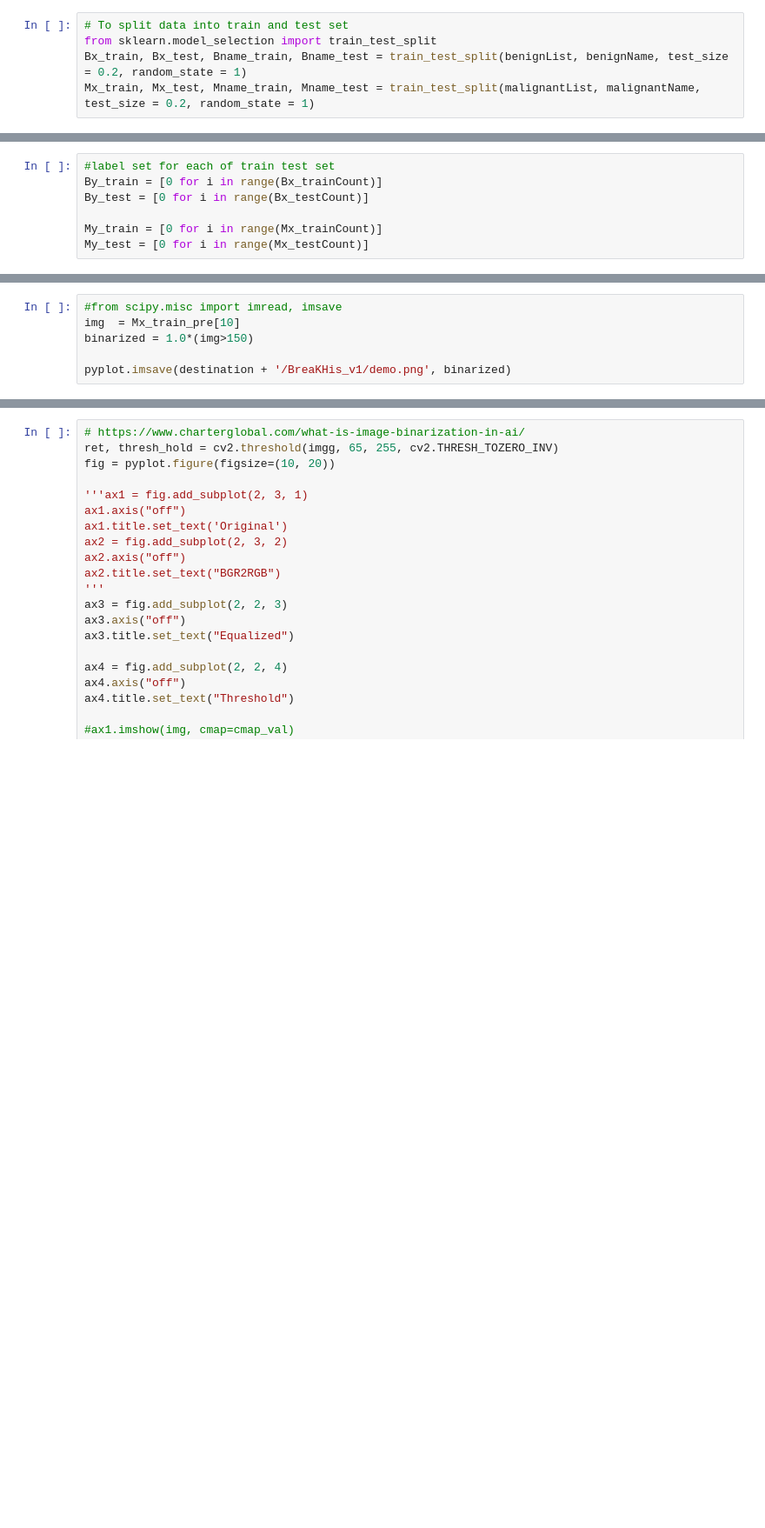
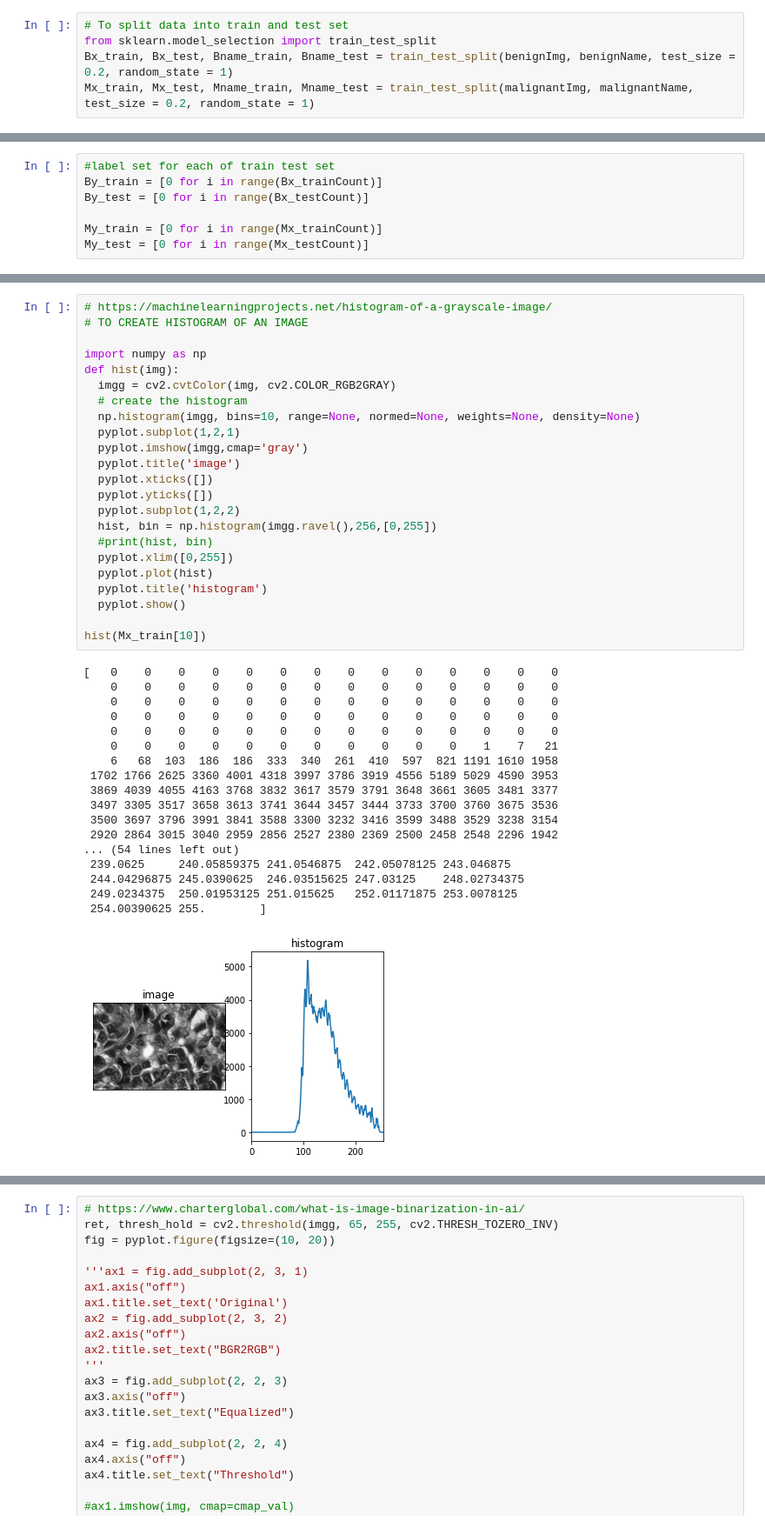
Before and after one commit to Nadeem-Anwar/Nadeem-Anwar, a Jupyter notebook: Cancer.ipynb, the cells around one changed output, grey strips where cells are left out. Shown at 87% size. Saved outputs shown, nothing was run; the diff lists cells and outputs as text; blank space fills up the shorter version.

```diff
--- a/Cancer.ipynb
+++ b/Cancer.ipynb
@@ -111,8 +103,8 @@ malignant = 1240
 # %%
 # To split data into train and test set
 from sklearn.model_selection import train_test_split
-Bx_train, Bx_test, Bname_train, Bname_test = train_test_split(benignList, benignName, test_size = 0.2, random_state = 1)
-Mx_train, Mx_test, Mname_train, Mname_test = train_test_split(malignantList, malignantName, test_size = 0.2, random_state = 1)
+Bx_train, Bx_test, Bname_train, Bname_test = train_test_split(benignImg, benignName, test_size = 0.2, random_state = 1)
+Mx_train, Mx_test, Mname_train, Mname_test = train_test_split(malignantImg, malignantName, test_size = 0.2, random_state = 1)
 # %%
 # Folders for train test splitted data
 try:
@@ -183,9 +179,3 @@ hist_equalise(Bx_train, Bx_trainCount, Bx_train_pre)
 hist_equalise(Bx_test,  Bx_testCount,  Bx_test_pre)
 hist_equalise(Mx_train, Mx_trainCount, Mx_train_pre)
 hist_equalise(Mx_test,  Mx_testCount,  Mx_test_pre)
-# %%
-#from scipy.misc import imread, imsave
-img  = Mx_train_pre[10]
-binarized = 1.0*(img>150)
-
-pyplot.imsave(destination + '/BreaKHis_v1/demo.png', binarized)
@@ -191,0 +274,42 @@ pyplot.imsave(destination + '/BreaKHis_v1/demo.png', binarized)
+# %%
+# https://machinelearningprojects.net/histogram-of-a-grayscale-image/
+# TO CREATE HISTOGRAM OF AN IMAGE
+
+import numpy as np
+def hist(img):
+  imgg = cv2.cvtColor(img, cv2.COLOR_RGB2GRAY)
+  # create the histogram
+  np.histogram(imgg, bins=10, range=None, normed=None, weights=None, density=None)
+  pyplot.subplot(1,2,1)
+  pyplot.imshow(imgg,cmap='gray')
+  pyplot.title('image')
+  pyplot.xticks([])
+  pyplot.yticks([])
+  pyplot.subplot(1,2,2)
+  hist, bin = np.histogram(imgg.ravel(),256,[0,255])
+  #print(hist, bin)
+  pyplot.xlim([0,255])
+  pyplot.plot(hist)
+  pyplot.title('histogram')
+  pyplot.show()
+
+hist(Mx_train[10])
+# %% [output]
+[   0    0    0    0    0    0    0    0    0    0    0    0    0    0
+    0    0    0    0    0    0    0    0    0    0    0    0    0    0
+    0    0    0    0    0    0    0    0    0    0    0    0    0    0
+    0    0    0    0    0    0    0    0    0    0    0    0    0    0
+    0    0    0    0    0    0    0    0    0    0    0    0    0    0
+    0    0    0    0    0    0    0    0    0    0    0    1    7   21
+    6   68  103  186  186  333  340  261  410  597  821 1191 1610 1958
+ 1702 1766 2625 3360 4001 4318 3997 3786 3919 4556 5189 5029 4590 3953
+ 3869 4039 4055 4163 3768 3832 3617 3579 3791 3648 3661 3605 3481 3377
+ 3497 3305 3517 3658 3613 3741 3644 3457 3444 3733 3700 3760 3675 3536
+ 3500 3697 3796 3991 3841 3588 3300 3232 3416 3599 3488 3529 3238 3154
+ 2920 2864 3015 3040 2959 2856 2527 2380 2369 2500 2458 2548 2296 1942
+... (54 lines left out)
+ 239.0625     240.05859375 241.0546875  242.05078125 243.046875
+ 244.04296875 245.0390625  246.03515625 247.03125    248.02734375
+ 249.0234375  250.01953125 251.015625   252.01171875 253.0078125
+ 254.00390625 255.        ]
+[figure, added]
```
Also changed, not shown: parts of 25 cells of this notebook.
